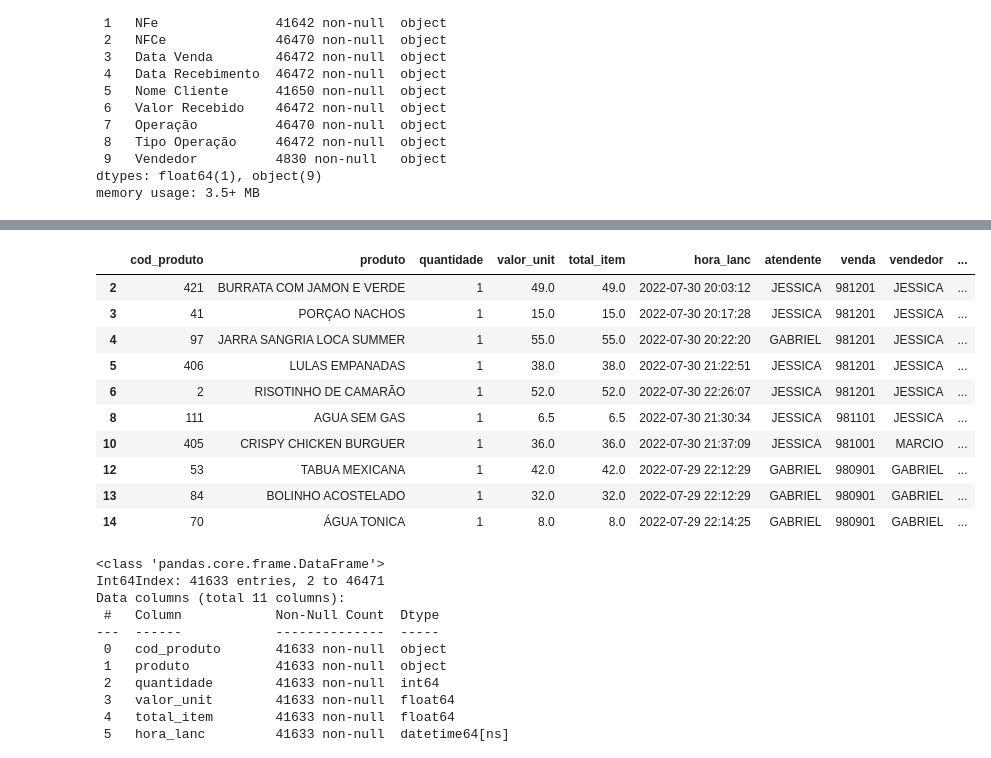
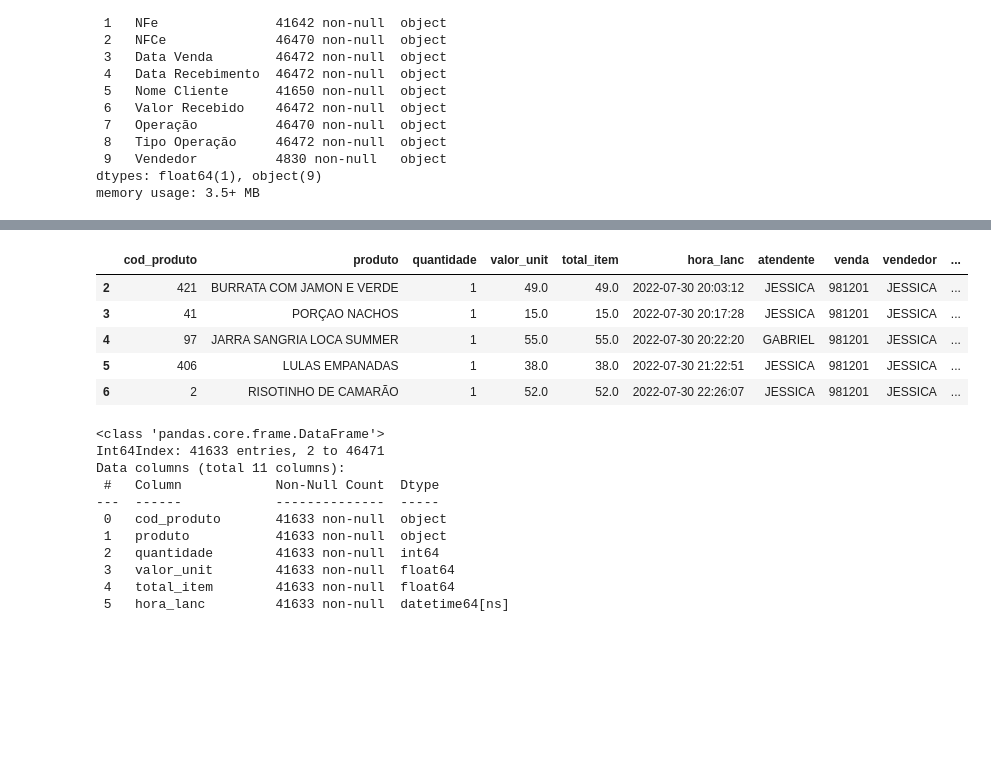
Before and after one commit to claudiotorresoliveira/lctm001, a Jupyter notebook: lctm_v01.ipynb, the cells around one changed output, grey strips where cells are left out. Cells and saved outputs as stored; diff of their text form; code cells hidden in the pictures; blank space fills up the shorter version.

```diff
--- a/lctm_v01.ipynb
+++ b/lctm_v01.ipynb
@@ -209,26 +209,20 @@ transactions = transactions.rename(columns={
     'Operação': 'atendente',
     'Vendedor': 'vendedor'
 })
-# %%
-# filtrar na coluna "produto" do dataframe transactions as linhas cujos valores são o seguinte: '01/07/2022 13:36:21'
-# depois quero deletar essa linha filtrada
-
-transactions.drop(transactions[transactions['produto'] == 'EVENTO CORPORATIVO'].index, inplace = True)
-transactions.drop(filtered_rows.index, inplace=True)
+# %%
+# Aplicando o filtro para marcar as linhas onde o valor da coluna 'quantidade' é igual a uma data
+filtered_transactions_quantidade= transactions[transactions['quantidade'].apply(is_date)]
+# depois quero deletar essa linha filtrada
+transactions.drop(filtered_transactions_quantidade.index, inplace=True)
 # %%
-transactions.head(10)
+transactions.head()
 # %% [output]
 |  | cod_produto | produto | quantidade | valor_unit | total_item | hora_lanc | atendente | venda | vendedor | ... |
 | 2 | 421 | BURRATA COM JAMON E VERDE | 1 | 49.0 | 49.0 | 2022-07-30 20:03:12 | JESSICA | 981201 | JESSICA | ... |
 | 3 | 41 | PORÇAO NACHOS | 1 | 15.0 | 15.0 | 2022-07-30 20:17:28 | JESSICA | 981201 | JESSICA | ... |
 | 4 | 97 | JARRA SANGRIA LOCA SUMMER | 1 | 55.0 | 55.0 | 2022-07-30 20:22:20 | GABRIEL | 981201 | JESSICA | ... |
 | 5 | 406 | LULAS EMPANADAS | 1 | 38.0 | 38.0 | 2022-07-30 21:22:51 | JESSICA | 981201 | JESSICA | ... |
 | 6 | 2 | RISOTINHO DE CAMARÃO | 1 | 52.0 | 52.0 | 2022-07-30 22:26:07 | JESSICA | 981201 | JESSICA | ... |
-| 8 | 111 | AGUA SEM GAS | 1 | 6.5 | 6.5 | 2022-07-30 21:30:34 | JESSICA | 981101 | JESSICA | ... |
-| 10 | 405 | CRISPY CHICKEN BURGUER | 1 | 36.0 | 36.0 | 2022-07-30 21:37:09 | JESSICA | 981001 | MARCIO | ... |
-| 12 | 53 | TABUA MEXICANA | 1 | 42.0 | 42.0 | 2022-07-29 22:12:29 | GABRIEL | 980901 | GABRIEL | ... |
-| 13 | 84 | BOLINHO ACOSTELADO | 1 | 32.0 | 32.0 | 2022-07-29 22:12:29 | GABRIEL | 980901 | GABRIEL | ... |
-| 14 | 70 | ÁGUA TONICA | 1 | 8.0 | 8.0 | 2022-07-29 22:14:25 | GABRIEL | 980901 | GABRIEL | ... |
 # %%
 transactions.info()
 # %% [output]
```
Also changed, not shown: parts of 4 cells of this notebook.
